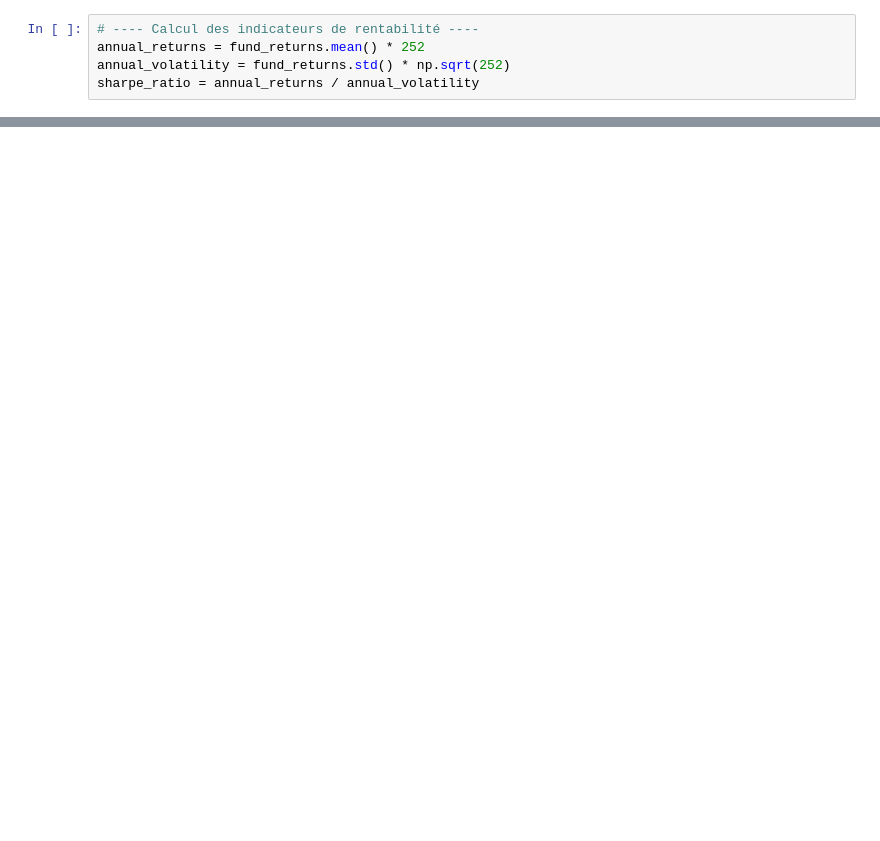
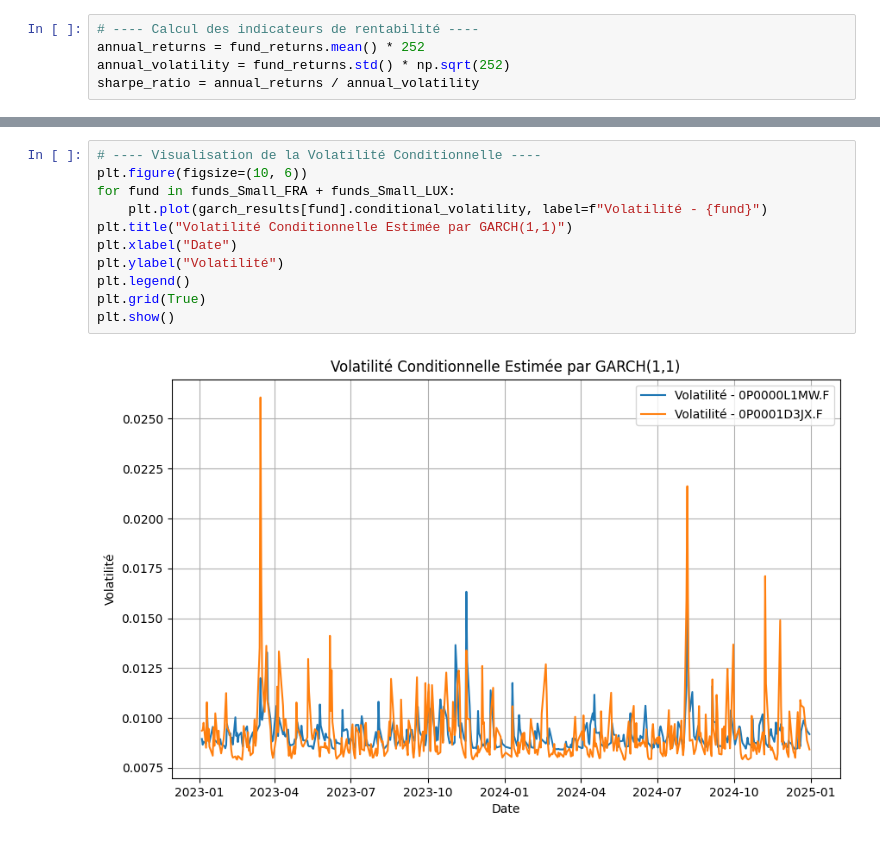
Before and after one commit to Samy-OUABID/IAE-METZ-Samy-Yassin, a Jupyter notebook: Examen_modélisation.ipynb, the cells around one changed output, grey strips where cells are left out. Saved outputs shown, nothing was run; the diff lists cells and outputs as text; blank space fills up the shorter version.

```diff
--- a/Examen_modélisation.ipynb
+++ b/Examen_modélisation.ipynb
@@ -185,0 +241,13 @@ plt.show()
+# %%
+# ---- Visualisation de la Volatilité Conditionnelle ----
+plt.figure(figsize=(10, 6))
+for fund in funds_Small_FRA + funds_Small_LUX:
+    plt.plot(garch_results[fund].conditional_volatility, label=f"Volatilité - {fund}")
+plt.title("Volatilité Conditionnelle Estimée par GARCH(1,1)")
+plt.xlabel("Date")
+plt.ylabel("Volatilité")
+plt.legend()
+plt.grid(True)
+plt.show()
+# %% [output]
+[figure, added]
```
Also changed, not shown: parts of 26 cells of this notebook.
